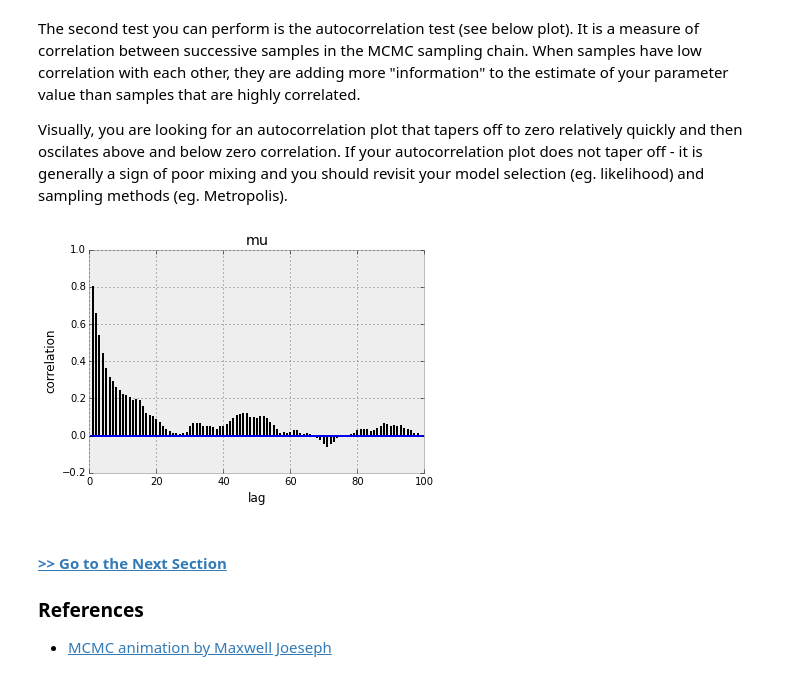
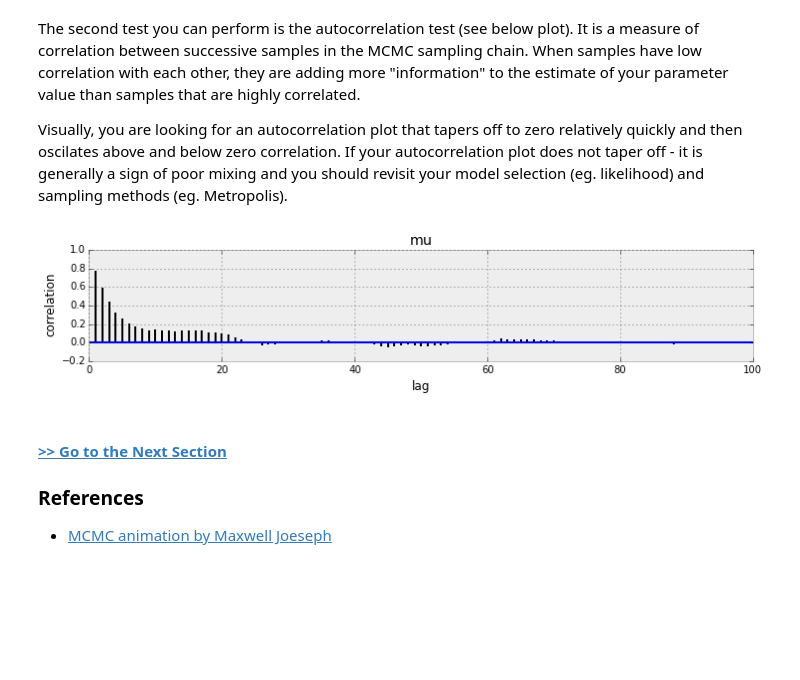
Before and after one commit to markdregan/Bayesian-Modelling-in-Python, a Jupyter notebook: Section 1. Estimating model parameters.ipynb, the cells around one changed output. Saved outputs shown, nothing was run; the diff lists cells and outputs as text; code cells hidden in the pictures; blank space fills up the shorter version.

```diff
--- a/Section 1. Estimating model parameters.ipynb
+++ b/Section 1. Estimating model parameters.ipynb
@@ -188,9 +189,9 @@ The second test you can perform is the autocorrelation test (see below plot). It
 
 Visually, you are looking for an autocorrelation plot that tapers off to zero relatively quickly and then oscilates above and below zero correlation. If your autocorrelation plot does not taper off - it is generally a sign of poor mixing and you should revisit your model selection (eg. likelihood) and sampling methods (eg. Metropolis).
 # %%
-_ = pm.autocorrplot(trace[:2000], vars=['mu'], ax=ax)
+_ = pm.autocorrplot(trace[:2000], varnames=['mu'])
 # %% [output]
-[figure, old version]
+[figure, new version]
 # %% [markdown]
 #### [>> Go to the Next Section](http://nbviewer.ipython.org/github/markdregan/Bayesian-Modelling-in-Python/blob/master/Section%202.%20Model%20checking.ipynb)
 
```
Also changed, not shown: parts of 4 cells of this notebook, 12 other files.
